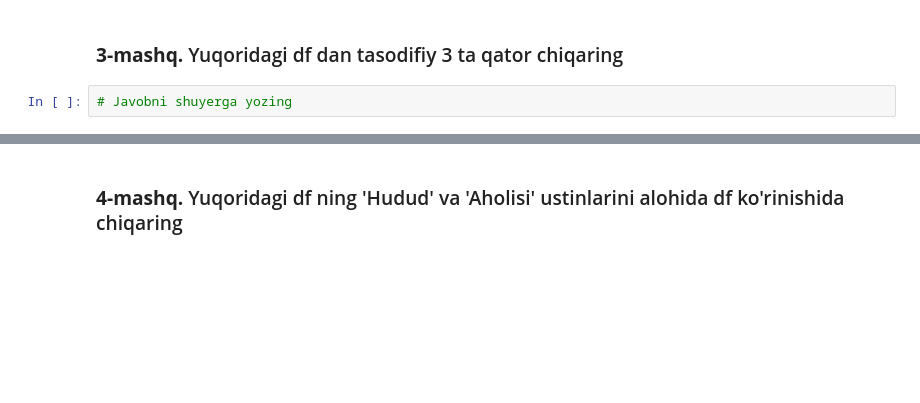
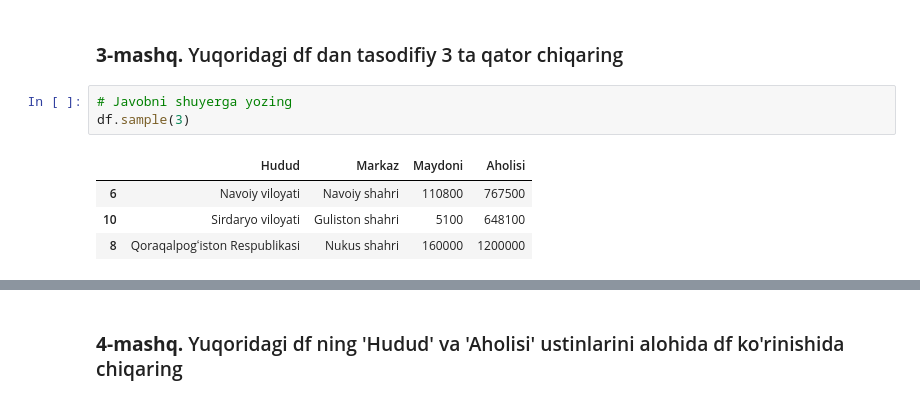
Before and after one commit to Amirshteyn/Exercises, a Jupyter notebook: DS_pandas_2_amaliyot_df.ipynb, the cells around one changed output, grey strips where cells are left out. Saved outputs shown, nothing was run; the diff lists cells and outputs as text; blank space fills up the shorter version.

```diff
--- a/DS_pandas_2_amaliyot_df.ipynb
+++ b/DS_pandas_2_amaliyot_df.ipynb
@@ -180,6 +188,12 @@ df.head()
 ### **3-mashq.** Yuqoridagi df dan tasodifiy 3 ta qator chiqaring
 # %%
 # Javobni shuyerga yozing
+df.sample(3)
+# %% [output]
+|  | Hudud | Markaz | Maydoni | Aholisi |
+| 6 | Navoiy viloyati | Navoiy shahri | 110800 | 767500 |
+| 10 | Sirdaryo viloyati | Guliston shahri | 5100 | 648100 |
+| 8 | Qoraqalpogʻiston Respublikasi | Nukus shahri | 160000 | 1200000 |
 # %%
 #@title **To'g'ri javob**
 df.sample(3)
```
Also changed, not shown: parts of 27 cells of this notebook.
